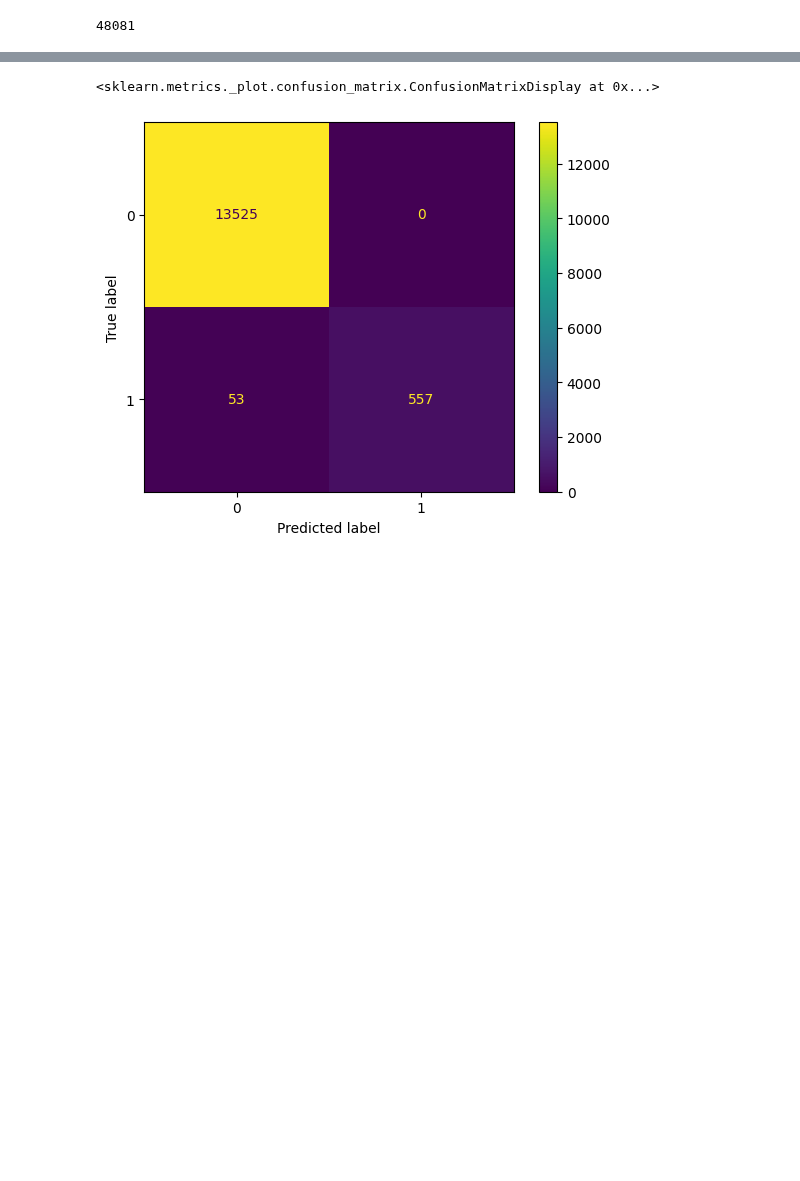
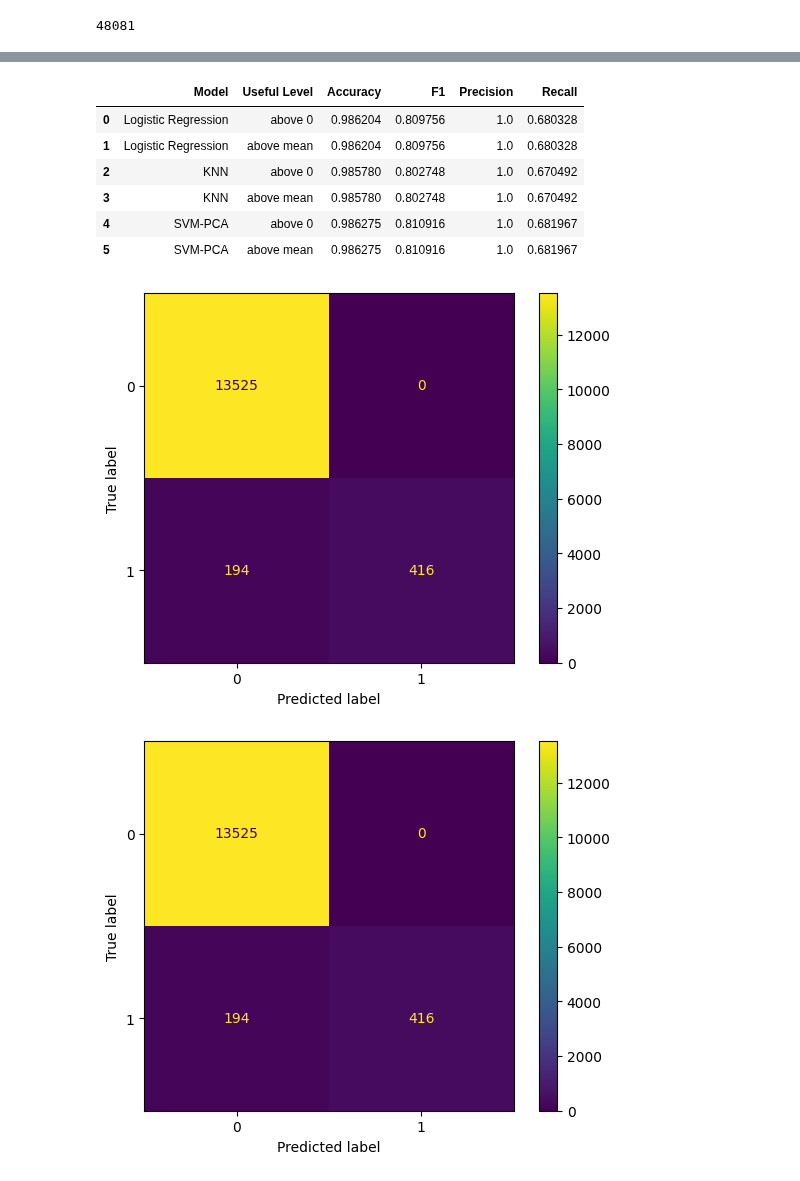
Before and after one commit to aneeshkhole/Perceived-Usefulness-of-online-customer-reviews, a Jupyter notebook: src/OutlierHandling.ipynb, the cells around one changed output, grey strips where cells are left out. Cells and saved outputs as stored; diff of their text form; code cells hidden in the pictures; blank space fills up the shorter version.

```diff
--- a/src/OutlierHandling.ipynb
+++ b/src/OutlierHandling.ipynb
@@ -266,7 +302,16 @@ review_orig['is_helpful'] = np.select(
 # %%
 reviews = reviews.dropna()
 
-train_frame = pd.DataFrame(reviews.sample(n=int(.8*len(reviews))))
+#train_frame = pd.DataFrame(reviews.sample(n=int(.8*len(reviews))))
+tmp = pd.DataFrame(
+    reviews[reviews['productID'].isin(list(range(1,16)))]
+)
+# train_frame = pd.DataFrame(
+#     reviews.sample(n=int(.8*len(reviews)))
+# )
+train_frame = pd.DataFrame(
+    tmp.sample(n=int(.8*len(tmp)))
+)
 
 test_frame = pd.DataFrame(review_orig.loc[~review_orig.index.isin(train_frame)])
 
@@ -274,7 +319,7 @@ test_frame.head()
 
 test_frame['is_helpful'] = test_frame['review_helpful_votes'] > 0
 
-X_train,X_test,y_train,y_test = [
+X_train,X_test,y_train,y_test,y_train_50,y_test_50 = [
     StandardScaler().fit_transform(np.array(train_frame[[
         'review_star_rating_adjusted', 'review_helpful_votes_adjusted',
         'review_subjectivity_adjusted', 'review_polarity_adjusted',
@@ -286,6 +331,8 @@ X_train,X_test,y_train,y_test = [
         'review_length'
     ]])),
     np.array(train_frame['is_helpful']),
-    np.array(test_frame['is_helpful'])
+    np.array(test_frame['is_helpful']),
+    np.array(train_frame['is_helpful50']),
+    np.array(test_frame['is_helpful50'])
 ]
 # %%
@@ -345,28 +448,52 @@ cum_var_df
 # %%
 from sklearn import svm
-pca2 = PCA(n_components=4)
+pca2 = PCA(n_components=5)
 
 w = pca2.fit(X_train)
 r = pca2.transform(X_train)
 
 spt_vector = svm.SVC(
-    kernel='poly',degree=1,probability=True#,class_weight={0:.1,1:.9}
+    kernel='poly',degree=1,probability=True,class_weight={0:.1,1:.9}
 ).fit(r,y_train)
 
 X_test1_xform = pca2.transform(X_test)
 
 y_pred = spt_vector.predict(X_test1_xform)
-#spt_vector.predict_proba(X_test1_xform)[:,1] > 0.1
-# test_metrics.loc[len(test_metrics)] = {
-#     'Model':'SVM-PCA (Normalized Data)',
-#     'Accuracy':accuracy_score(y_test1,y_pred),
-#     'F1':f1_score(y_test1,y_pred),
-#     'Precision':precision_score(y_test1,y_pred),
-#     'Recall':recall_score(y_test1,y_pred)
-# }
+#y_pred = spt_vector.predict_proba(X_test1_xform)[:,1] > 0.03
+test_metrics.loc[len(test_metrics)] = {
+    'Model':'SVM-PCA',
+    'Useful Level':"above 0",
+    'Accuracy':accuracy_score(y_test,y_pred),
+    'F1':f1_score(y_test,y_pred),
+    'Precision':precision_score(y_test,y_pred),
+    'Recall':recall_score(y_test,y_pred)
+}
+
+spt_vector50 = svm.SVC(
+    kernel='poly',degree=1,probability=True,class_weight={0:0.1,1:0.9}
+).fit(r,y_train_50)
+
+y_pred_50 = spt_vector50.predict(X_test1_xform)
+test_metrics.loc[len(test_metrics)] = {
+    'Model':'SVM-PCA',
+    'Useful Level':"above mean",
+    'Accuracy':accuracy_score(y_test,y_pred),
+    'F1':f1_score(y_test,y_pred),
+    'Precision':precision_score(y_test,y_pred),
+    'Recall':recall_score(y_test,y_pred)
+}
 
 ConfusionMatrixDisplay(confusion_matrix(y_test,y_pred)).plot()
-# display(test_metrics)
+
+ConfusionMatrixDisplay(confusion_matrix(y_test_50,y_pred_50)).plot()
+display(test_metrics)
 # %% [output]
-<sklearn.metrics._plot.confusion_matrix.ConfusionMatrixDisplay at 0x...>
+|  | Model | Useful Level | Accuracy | F1 | Precision | Recall |
+| 0 | Logistic Regression | above 0 | 0.986204 | 0.809756 | 1.0 | 0.680328 |
+| 1 | Logistic Regression | above mean | 0.986204 | 0.809756 | 1.0 | 0.680328 |
+| 2 | KNN | above 0 | 0.985780 | 0.802748 | 1.0 | 0.670492 |
+| 3 | KNN | above mean | 0.985780 | 0.802748 | 1.0 | 0.670492 |
+| 4 | SVM-PCA | above 0 | 0.986275 | 0.810916 | 1.0 | 0.681967 |
+| 5 | SVM-PCA | above mean | 0.986275 | 0.810916 | 1.0 | 0.681967 |
-[figure, old version]
+[figure, new version]
+[figure, added]
```
Also changed, not shown: parts of 8 cells of this notebook, 11 other files.
